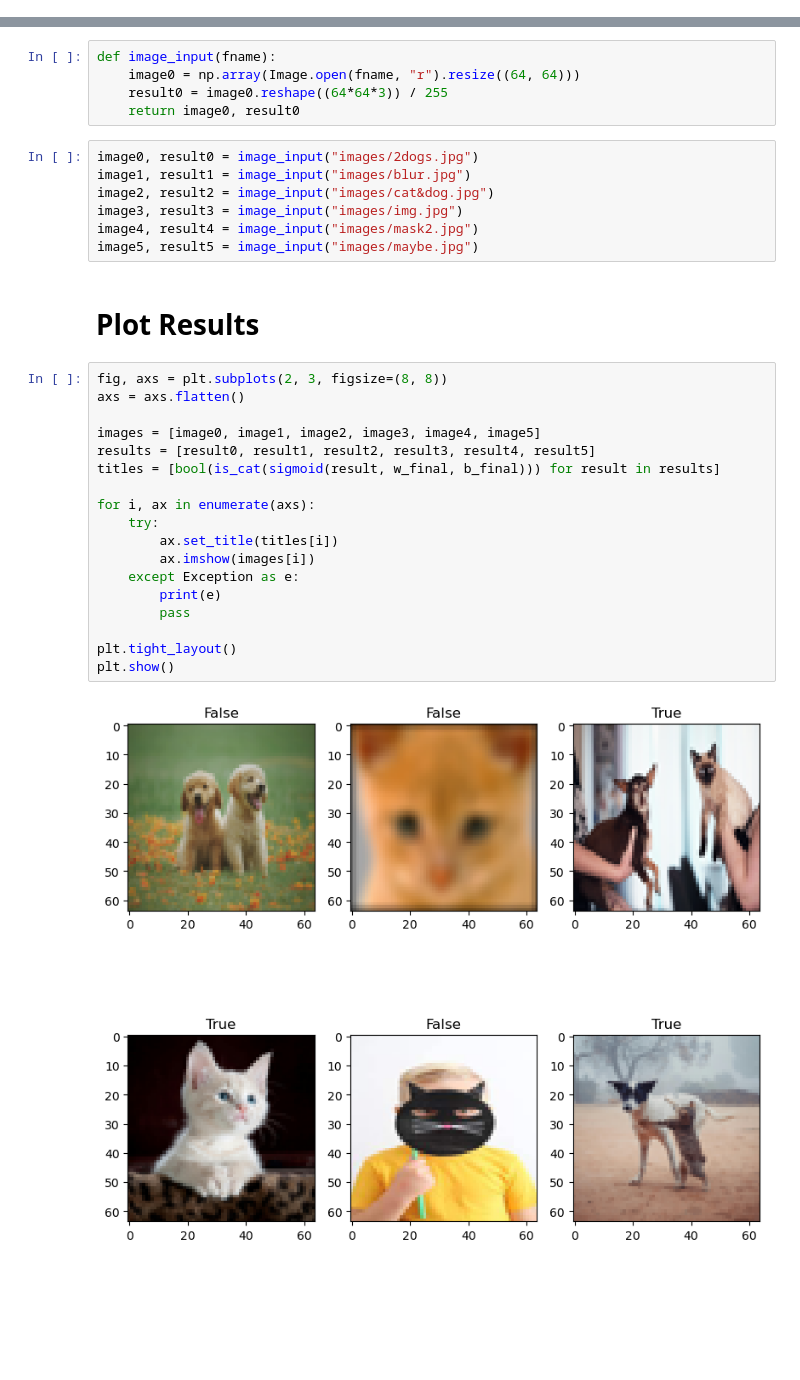
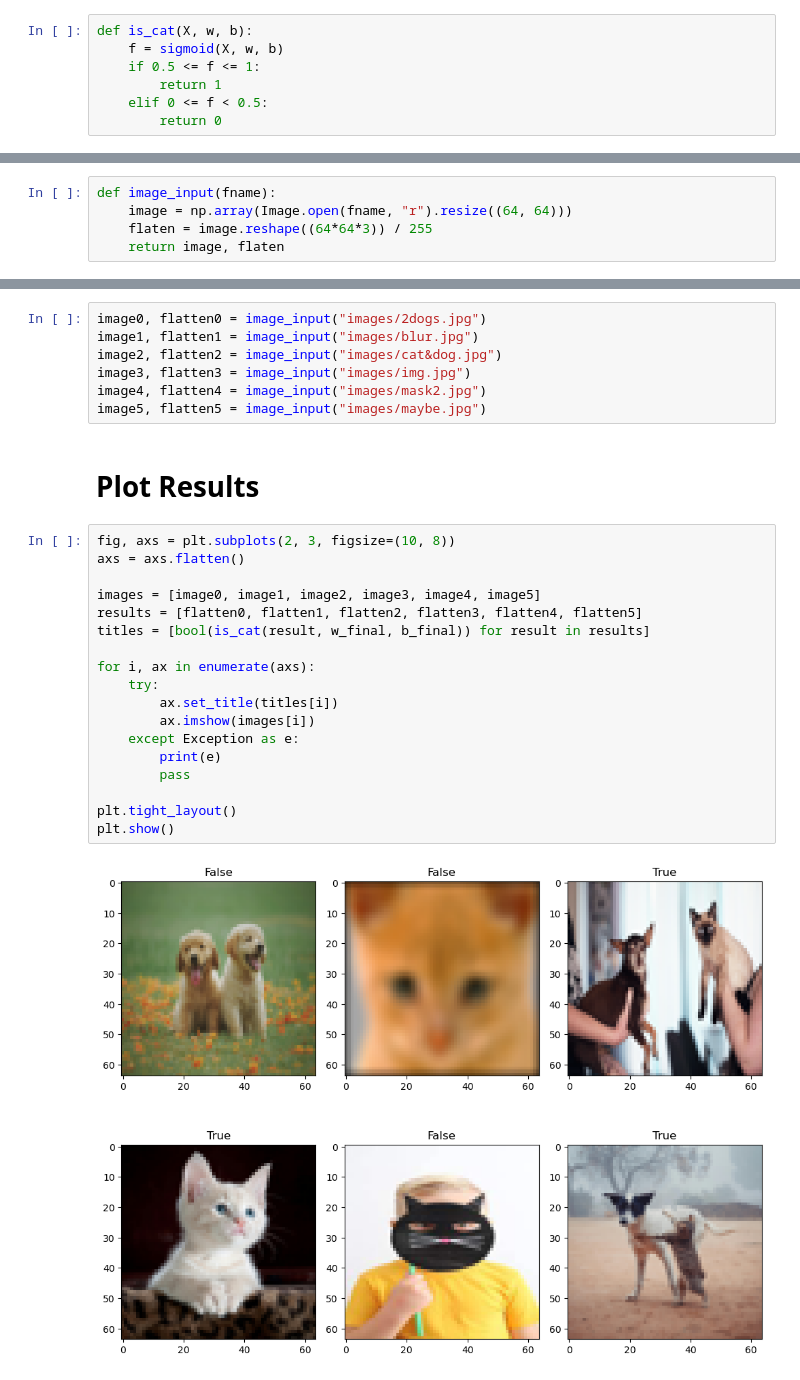
Before and after one commit to SamimSn/Cat-Detection-Logistic-Regression, a Jupyter notebook: cat_recognition.ipynb, the cells around one changed output, grey strips where cells are left out. Drawn from its saved outputs; the diff is of its cells as text; blank space fills up the shorter version.

Commit message:
finalized

```diff
--- a/cat_recognition.ipynb
+++ b/cat_recognition.ipynb
@@ -199,3 +186,10 @@ plt.show()
+# %%
+def is_cat(X, w, b):
+    f = sigmoid(X, w, b)
+    if 0.5 <= f <= 1:
+        return 1
+    elif 0 <= f < 0.5:
+        return 0
 # %% [markdown]
 # Test & Accuracy
 # %%
@@ -232,36 +228,36 @@ print(f"\n\n**********************\n*** Accuracy {round(test_accuracy, 2)}% ***\
+# %%
+def image_input(fname):
+    image = np.array(Image.open(fname, "r").resize((64, 64)))
+    flaten = image.reshape((64*64*3)) / 255
+    return image, flaten
 # %% [markdown]
 # Real-World Images
-# %%
-def image_input(fname):
-    image0 = np.array(Image.open(fname, "r").resize((64, 64)))
-    result0 = image0.reshape((64*64*3)) / 255
-    return image0, result0
 # %%
-image0, result0 = image_input("images/2dogs.jpg")
-image1, result1 = image_input("images/blur.jpg")
-image2, result2 = image_input("images/cat&dog.jpg")
-image3, result3 = image_input("images/img.jpg")
-image4, result4 = image_input("images/mask2.jpg")
-image5, result5 = image_input("images/maybe.jpg")
+image0, flatten0 = image_input("images/2dogs.jpg")
+image1, flatten1 = image_input("images/blur.jpg")
+image2, flatten2 = image_input("images/cat&dog.jpg")
+image3, flatten3 = image_input("images/img.jpg")
+image4, flatten4 = image_input("images/mask2.jpg")
+image5, flatten5 = image_input("images/maybe.jpg")
 # %% [markdown]
 # Plot Results
 # %%
-fig, axs = plt.subplots(2, 3, figsize=(8, 8))
+fig, axs = plt.subplots(2, 3, figsize=(10, 8))
 axs = axs.flatten()
 
 images = [image0, image1, image2, image3, image4, image5]
-results = [result0, result1, result2, result3, result4, result5]
-titles = [bool(is_cat(sigmoid(result, w_final, b_final))) for result in results]
+results = [flatten0, flatten1, flatten2, flatten3, flatten4, flatten5]
+titles = [bool(is_cat(result, w_final, b_final)) for result in results]
 
 for i, ax in enumerate(axs):
     try:
         ax.set_title(titles[i])
         ax.imshow(images[i])
     except Exception as e:
         print(e)
         pass
 
 plt.tight_layout()
 plt.show()
 # %% [output]
-[figure, old version]
+[figure, new version]
```
Also changed, not shown: parts of 11 cells of this notebook.
